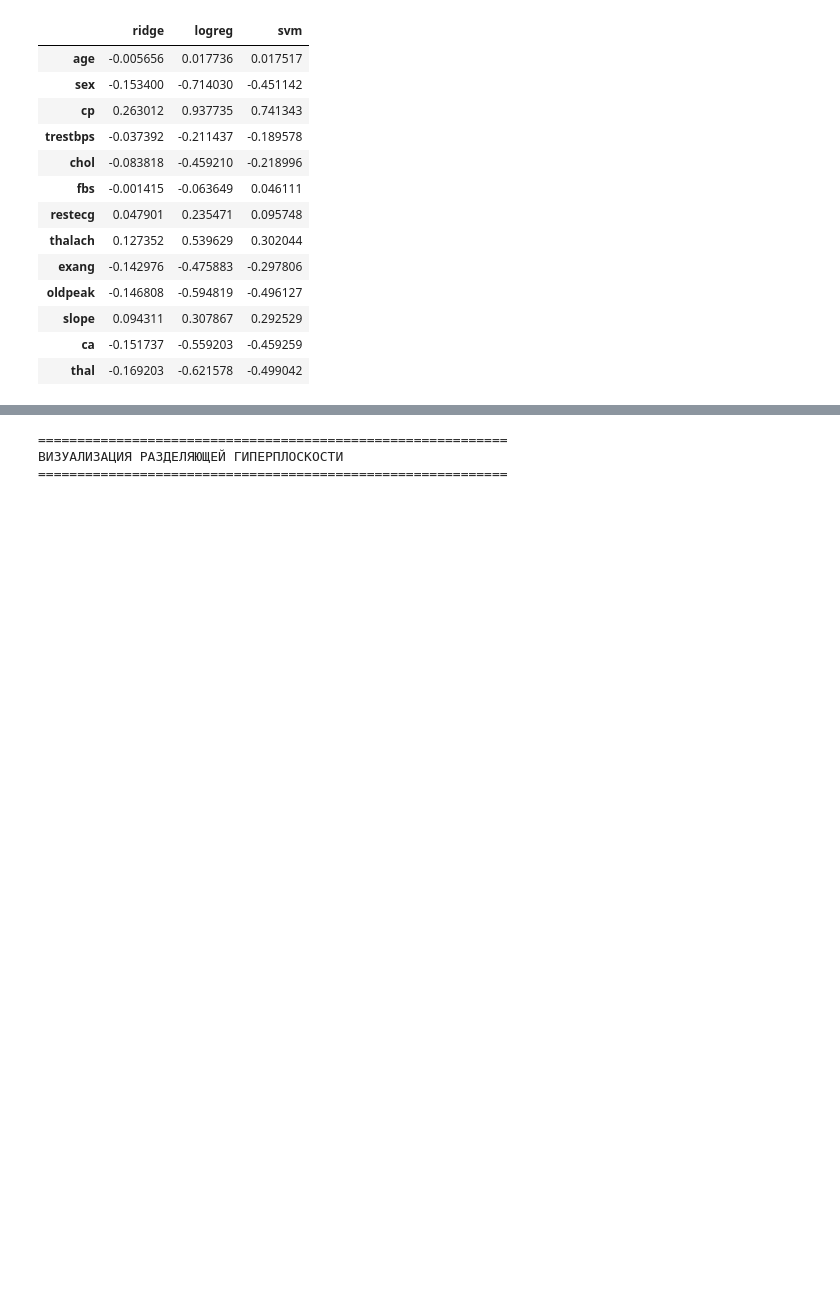
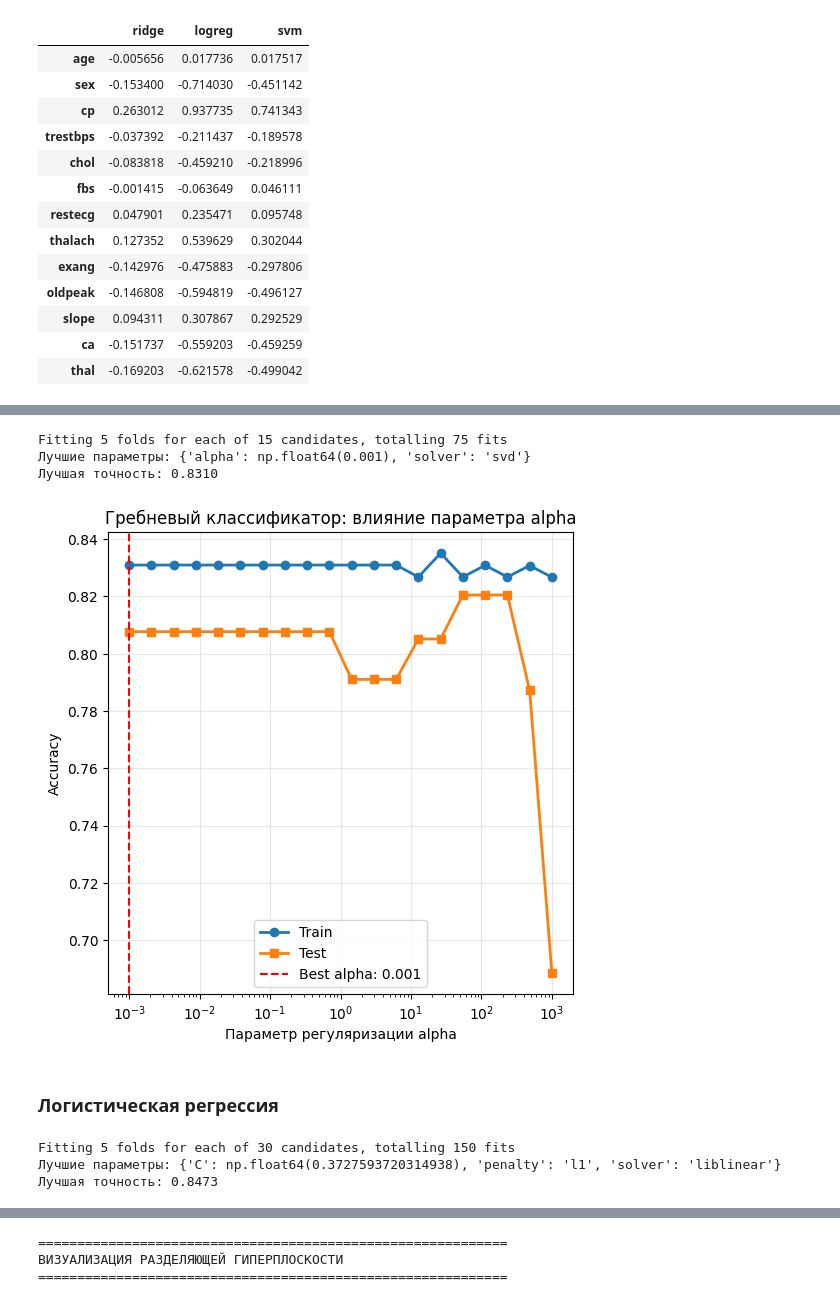
Before and after one commit to SerMisterMish/Statistical_and_Machine_Learning, a Jupyter notebook: supervised_learning/claffication.ipynb, the cells around one changed output, grey strips where cells are left out. Drawn from its saved outputs; the diff is of its cells as text; code cells hidden in the pictures; blank space fills up the shorter version.

```diff
--- a/supervised_learning/claffication.ipynb
+++ b/supervised_learning/claffication.ipynb
@@ -445,0 +391,77 @@ fractal dimension error    1.851933
+# %%
+param_grid_rid_simple = {
+    'alpha': np.logspace(-3, 3, 15),
+    'solver': ['svd']
+}
+
+grid_rid = GridSearchCV(
+    RidgeClassifier(random_state=42, max_iter=10000),
+    param_grid_rid_simple,
+    cv=5,
+    scoring='accuracy',
+    n_jobs=-1,
+    verbose=1
+)
+
+grid_rid.fit(X_train_scaled, y_train)
+
+print(f"Лучшие параметры: {grid_rid.best_params_}")
+print(f"Лучшая точность: {grid_rid.best_score_:.4f}")
+# %% [output]
+Fitting 5 folds for each of 15 candidates, totalling 75 fits
+Лучшие параметры: {'alpha': np.float64(0.001), 'solver': 'svd'}
+Лучшая точность: 0.8310
+# %%
+alpha_values = np.logspace(-3, 3, 20)
+train_scores = []
+test_scores = []
+
+for C_val in alpha_values:
+    model = RidgeClassifier(alpha=C_val, solver='svd', random_state=42)
+    model.fit(X_train_scaled, y_train)
+
+    train_score = cross_val_score(model, X_train_scaled, y_train, cv=5, scoring='accuracy')
+    test_score = cross_val_score(model, X_test_scaled, y_test, cv=5, scoring='accuracy')
+
+    train_scores.append(train_score.mean())
+    test_scores.append(test_score.mean())
+
+plt.figure(figsize=(6, 6))
+
+plt.semilogx(alpha_values, train_scores, 'o-', label='Train', linewidth=2)
+plt.semilogx(alpha_values, test_scores, 's-', label='Test', linewidth=2)
+plt.axvline(grid_rid.best_params_['alpha'], color='red', linestyle='--',
+           label=f'Best alpha: {grid_rid.best_params_["alpha"]:.3f}')
+plt.xlabel('Параметр регуляризации alpha')
+plt.ylabel('Accuracy')
+plt.title('Гребневый классификатор: влияние параметра alpha')
+plt.legend()
+plt.grid(True, alpha=0.3)
+# %% [output]
+[figure, added]
+# %% [markdown]
+### Логистическая регрессия
+# %%
+param_grid_log_simple = {
+    'C': np.logspace(-3, 3, 15),
+    'penalty': ['l2', 'l1'],
+    'solver': ['liblinear']
+}
+
+grid_log = GridSearchCV(
+    LogisticRegression(random_state=42, max_iter=10000),
+    param_grid_log_simple,
+    cv=5,
+    scoring='accuracy',
+    n_jobs=-1,
+    verbose=1
+)
+
+grid_log.fit(X_train_scaled, y_train)
+
+print(f"Лучшие параметры: {grid_log.best_params_}")
+print(f"Лучшая точность: {grid_log.best_score_:.4f}")
+# %% [output]
+Fitting 5 folds for each of 30 candidates, totalling 150 fits
+Лучшие параметры: {'C': np.float64(0.3727593720314938), 'penalty': 'l1', 'solver': 'liblinear'}
+Лучшая точность: 0.8473
```
Also changed, not shown: parts of 51 cells of this notebook, 1 other file.
